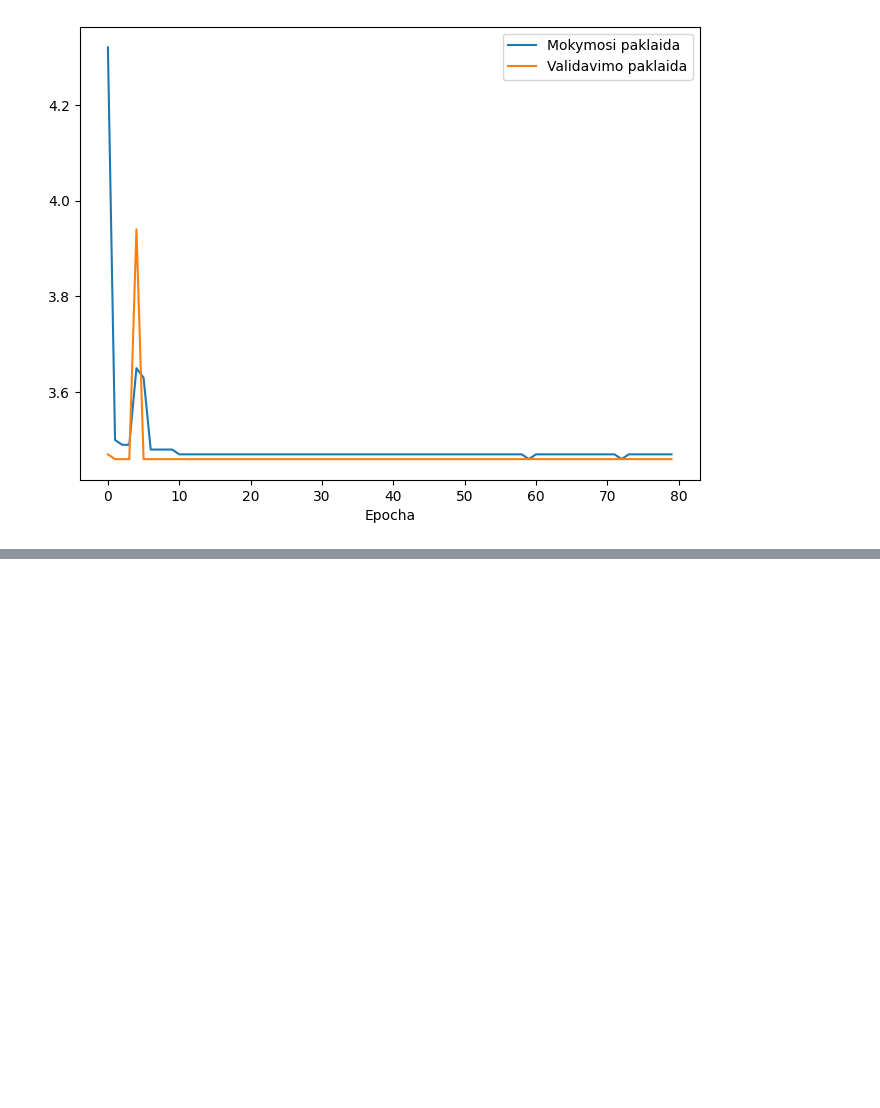
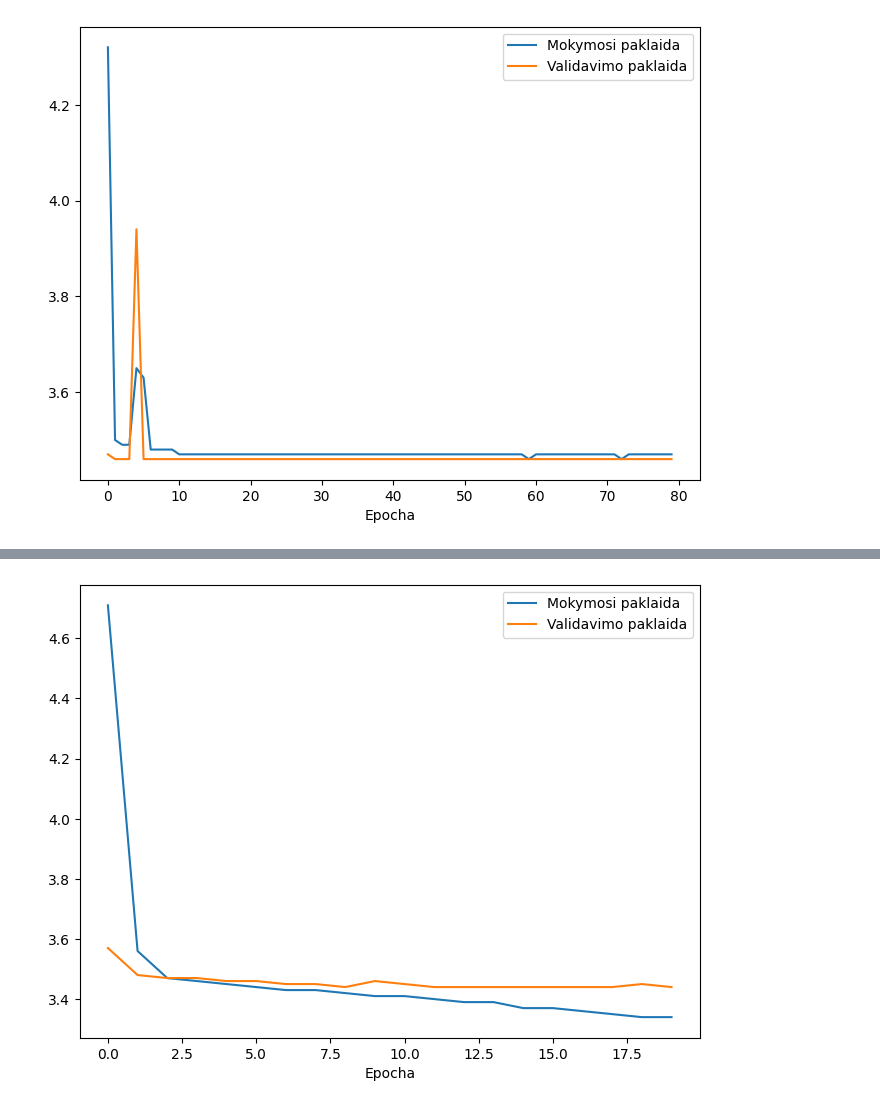
Before and after one commit to MGaulia/CLIP-Timeseries, a Jupyter notebook: CLIP for images plotting.ipynb, the cells around one changed output, grey strips where cells are left out. Saved outputs shown, nothing was run; the diff lists cells and outputs as text; code cells hidden in the pictures; blank space fills up the shorter version.

```diff
--- a/CLIP for images plotting.ipynb
+++ b/CLIP for images plotting.ipynb
@@ -51,0 +101,4 @@ Lengths 23 23
+# %%
+parse_output('training_logs/ETH_100000_training.txt', 'eth_ts_loss.png')
+# %% [output]
+[figure, added]
```
Also changed, not shown: parts of 10 cells of this notebook, 26 other files.
